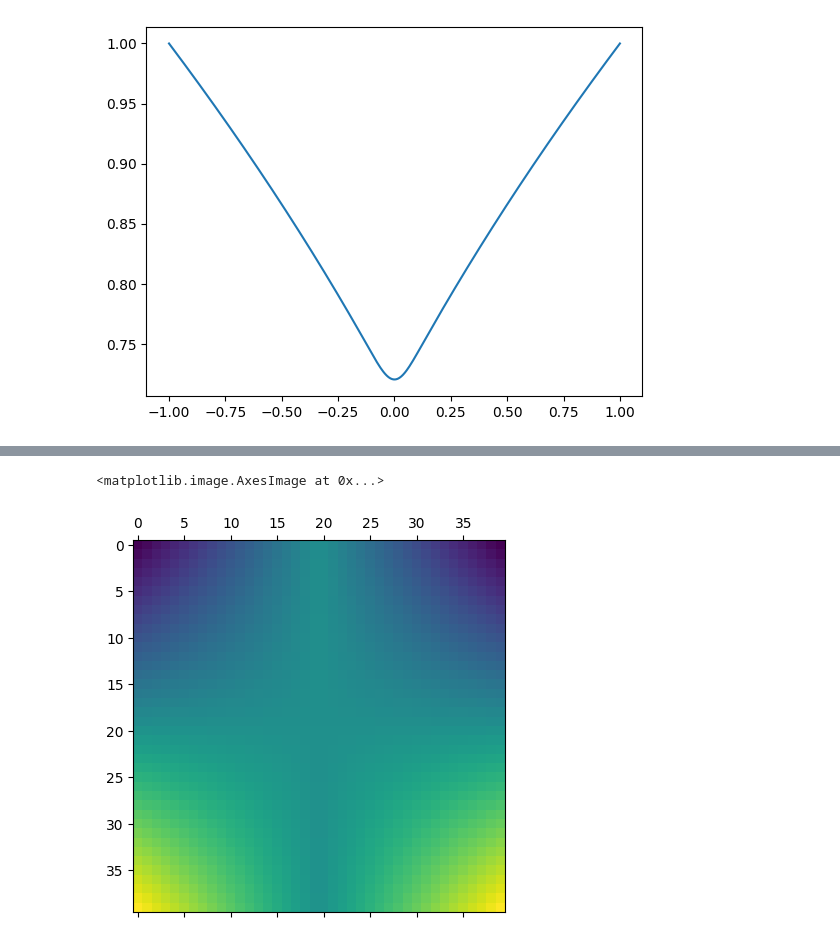
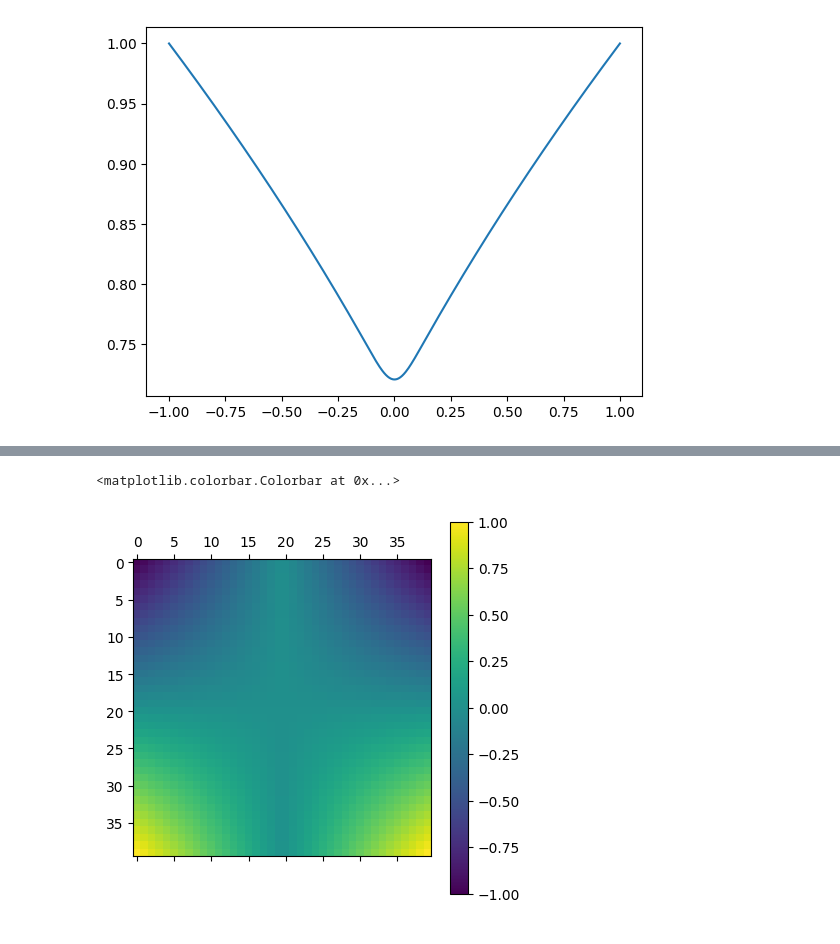
Before and after one commit to ichuang/pyqsp, a Jupyter notebook: test_notebook.ipynb, the cells around one changed output, grey strips where cells are left out. Cells and saved outputs as stored; diff of their text form; code cells hidden in the pictures.

```diff
--- a/test_notebook.ipynb
+++ b/test_notebook.ipynb
@@ -116,8 +126,9 @@ plt.matshow(np.real(data))
 # %%
 # Plots |x| * y
 
 data_mult = [[np.abs(x) * y for x in np.linspace(-1, 1, 40)] for y in tqdm(np.linspace(-1, 1, 40))]
 plt.matshow(np.real(data_mult))
+plt.colorbar()
 # %% [output]
-<matplotlib.image.AxesImage at 0x...>
+<matplotlib.colorbar.Colorbar at 0x...>
-[figure, old version]
+[figure, new version]
```
Also changed, not shown: parts of 7 cells of this notebook.
